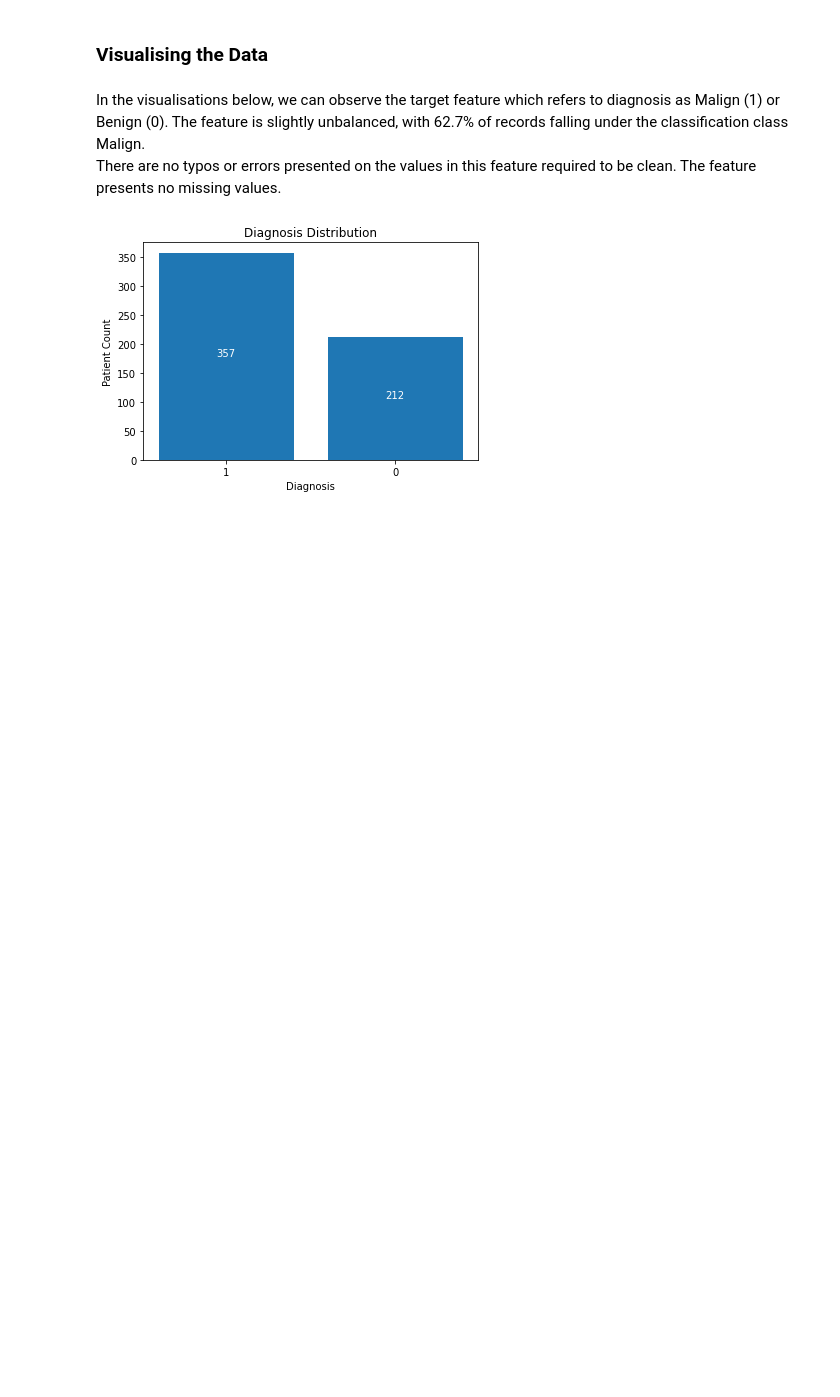
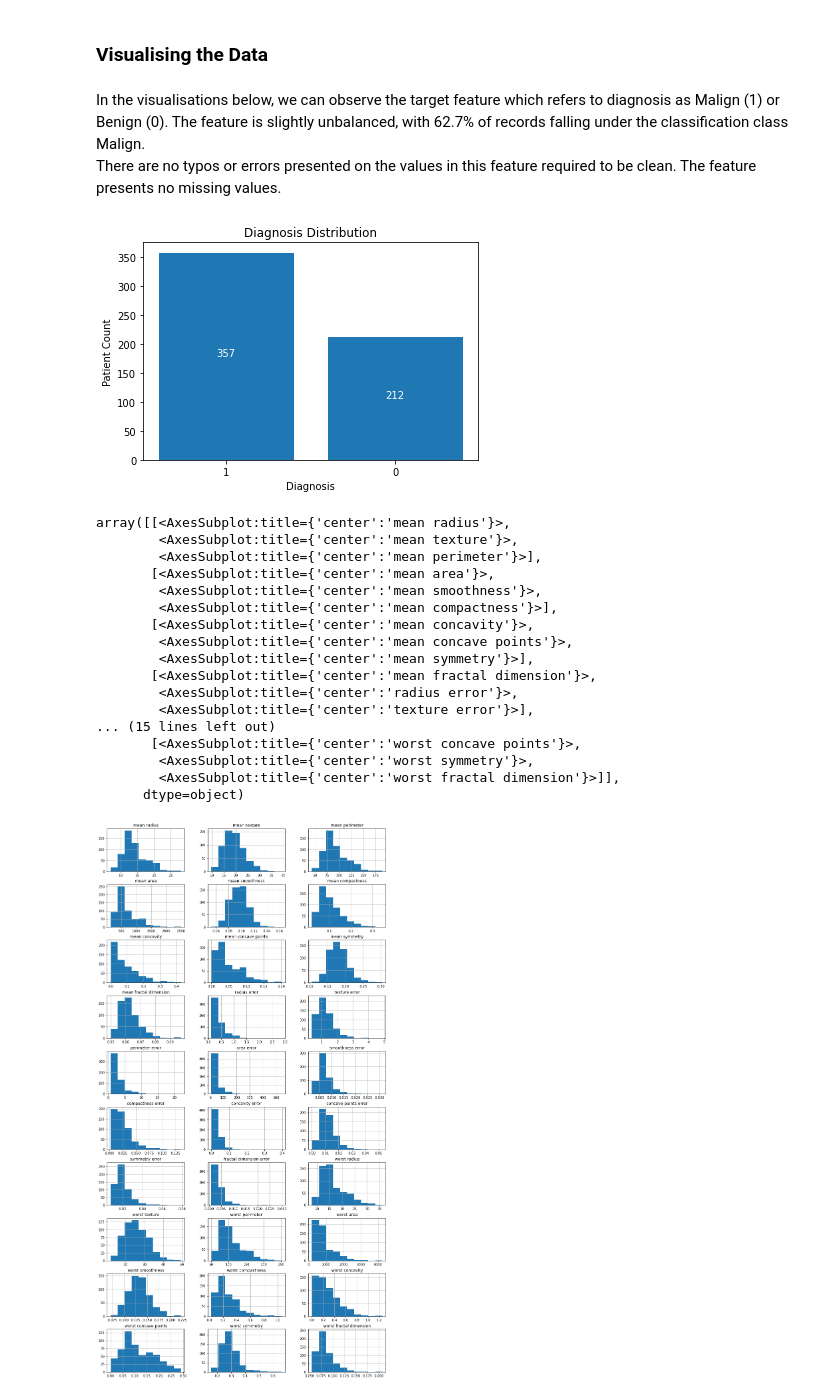
Before and after one commit to isaqueiros/breastCancer-predictions-analysis, a Jupyter notebook: Breast Cancer Analysis.ipynb, the cells around one changed output. Cells and saved outputs as stored; diff of their text form; code cells hidden in the pictures; blank space fills up the shorter version.

```diff
--- a/Breast Cancer Analysis.ipynb
+++ b/Breast Cancer Analysis.ipynb
@@ -109,3 +174,25 @@ plt.ylabel('Patient Count')
 plt.show()
 # %% [output]
 [figure]
+# %%
+fig, axis = plt.subplots(10,3, figsize=(15,30))
+df.drop('target',axis=1).hist(ax=axis)
+# %% [output]
+array([[<AxesSubplot:title={'center':'mean radius'}>,
+        <AxesSubplot:title={'center':'mean texture'}>,
+        <AxesSubplot:title={'center':'mean perimeter'}>],
+       [<AxesSubplot:title={'center':'mean area'}>,
+        <AxesSubplot:title={'center':'mean smoothness'}>,
+        <AxesSubplot:title={'center':'mean compactness'}>],
+       [<AxesSubplot:title={'center':'mean concavity'}>,
+        <AxesSubplot:title={'center':'mean concave points'}>,
+        <AxesSubplot:title={'center':'mean symmetry'}>],
+       [<AxesSubplot:title={'center':'mean fractal dimension'}>,
+        <AxesSubplot:title={'center':'radius error'}>,
+        <AxesSubplot:title={'center':'texture error'}>],
+... (15 lines left out)
+       [<AxesSubplot:title={'center':'worst concave points'}>,
+        <AxesSubplot:title={'center':'worst symmetry'}>,
+        <AxesSubplot:title={'center':'worst fractal dimension'}>]],
+      dtype=object)
+[figure, added]
```
Also changed, not shown: parts of 35 cells of this notebook.
